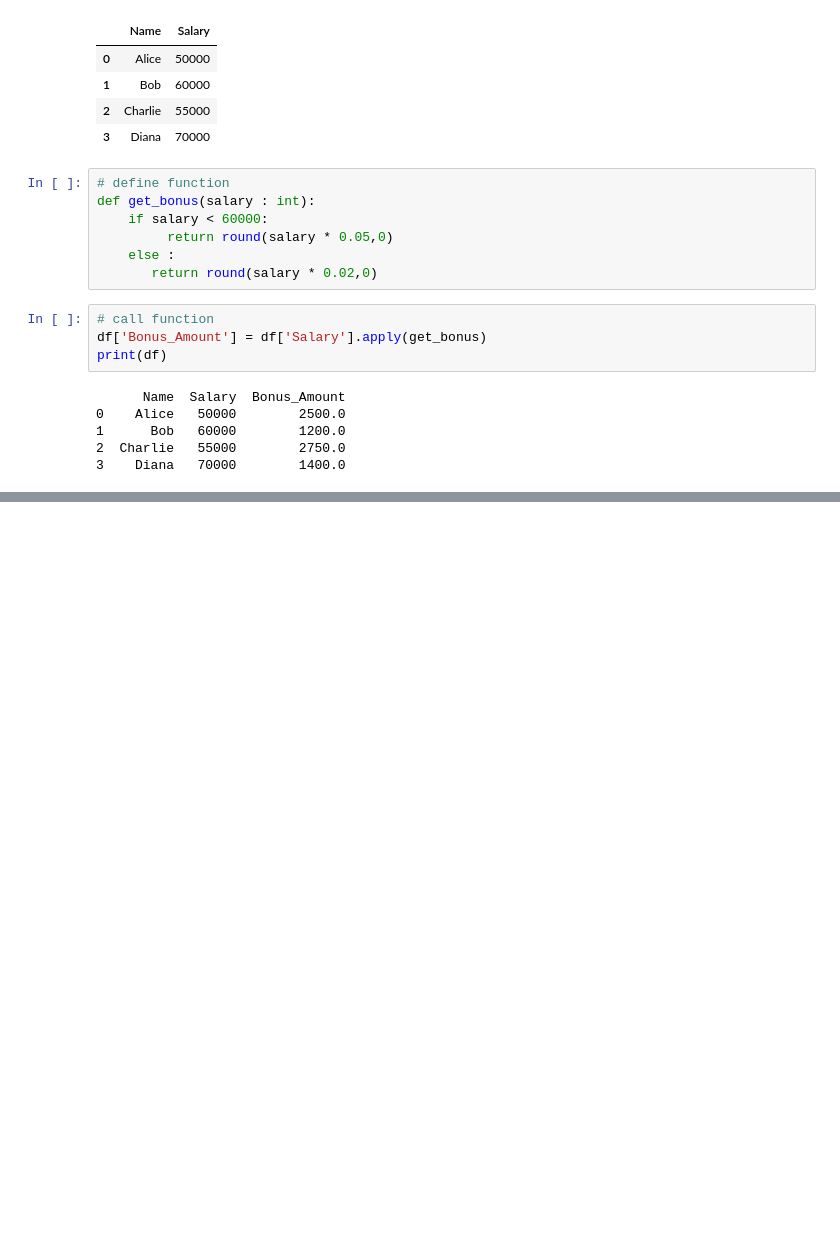
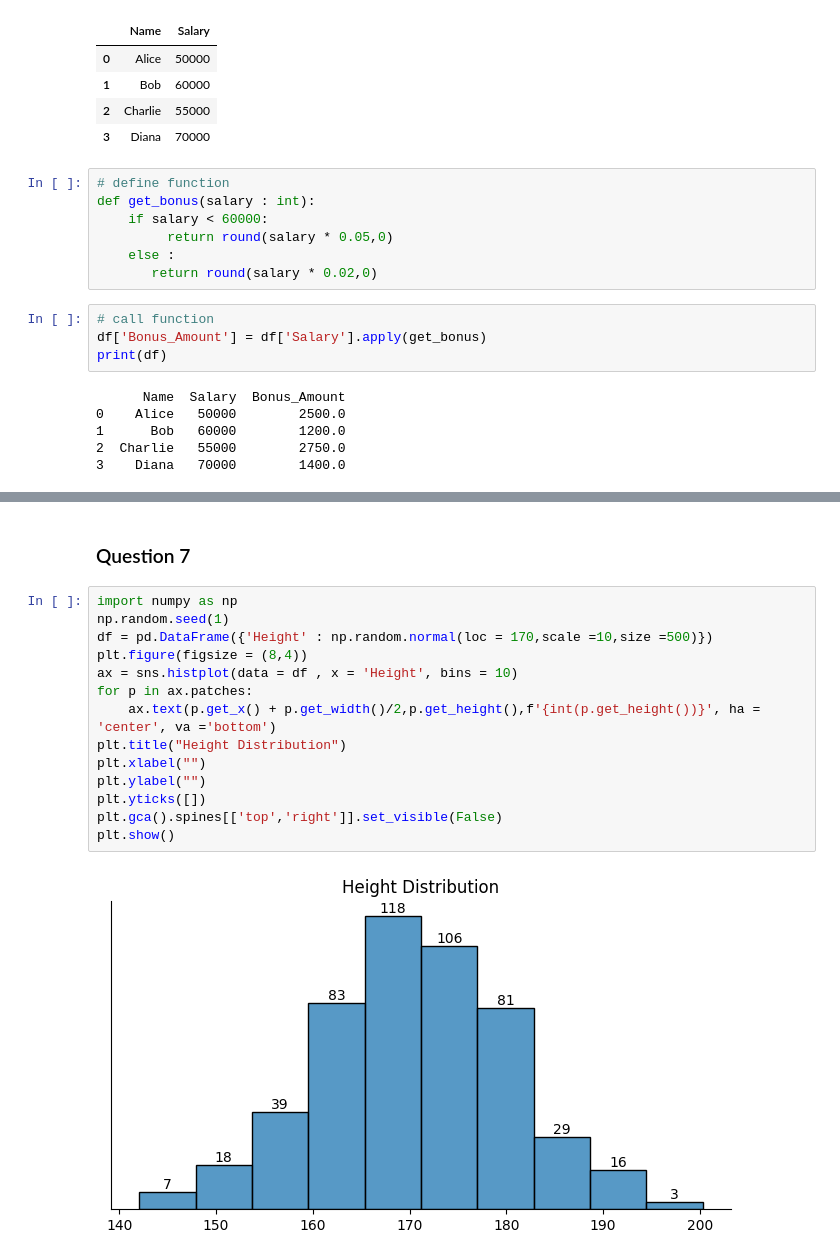
Before and after one commit to Samartj/Assignment-3, a Jupyter notebook: notebooks/assignment_3.ipynb, the cells around one changed output, grey strips where cells are left out. Saved outputs shown, nothing was run; the diff lists cells and outputs as text; blank space fills up the shorter version.

```diff
--- a/notebooks/assignment_3.ipynb
+++ b/notebooks/assignment_3.ipynb
@@ -97,0 +142,18 @@ print(df)
+# %% [markdown]
+###  Question 7
+# %%
+import numpy as np
+np.random.seed(1)
+df = pd.DataFrame({'Height' : np.random.normal(loc = 170,scale =10,size =500)})
+plt.figure(figsize = (8,4))
+ax = sns.histplot(data = df , x = 'Height', bins = 10)
+for p in ax.patches:
+    ax.text(p.get_x() + p.get_width()/2,p.get_height(),f'{int(p.get_height())}', ha = 'center', va ='bottom')
+plt.title("Height Distribution")
+plt.xlabel("")
+plt.ylabel("")
+plt.yticks([])
+plt.gca().spines[['top','right']].set_visible(False)
+plt.show()
+# %% [output]
+[figure, added]
```
Also changed, not shown: parts of 12 cells of this notebook.
